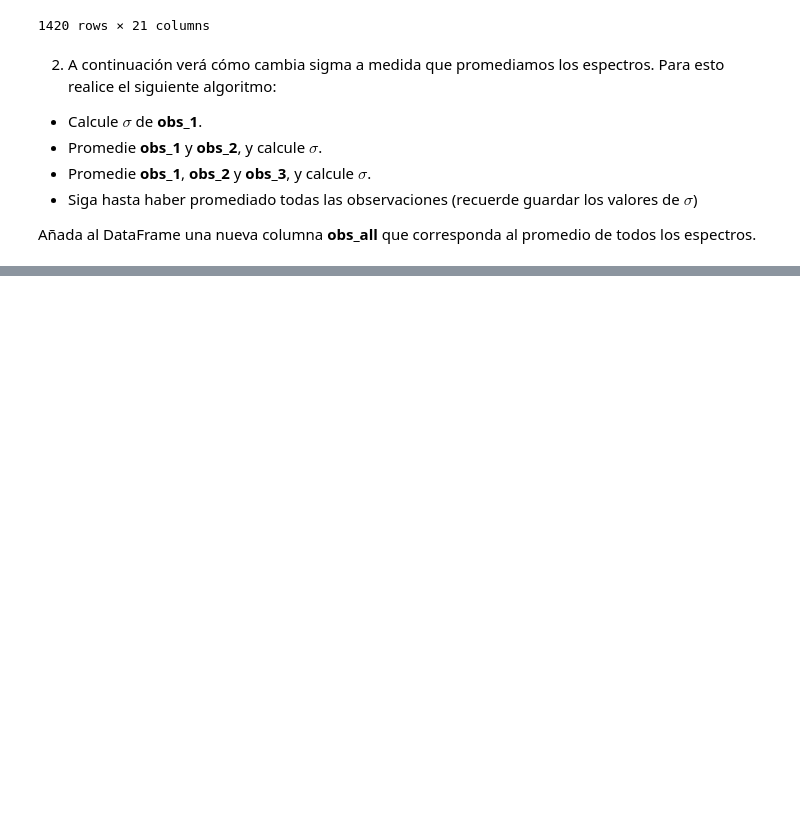
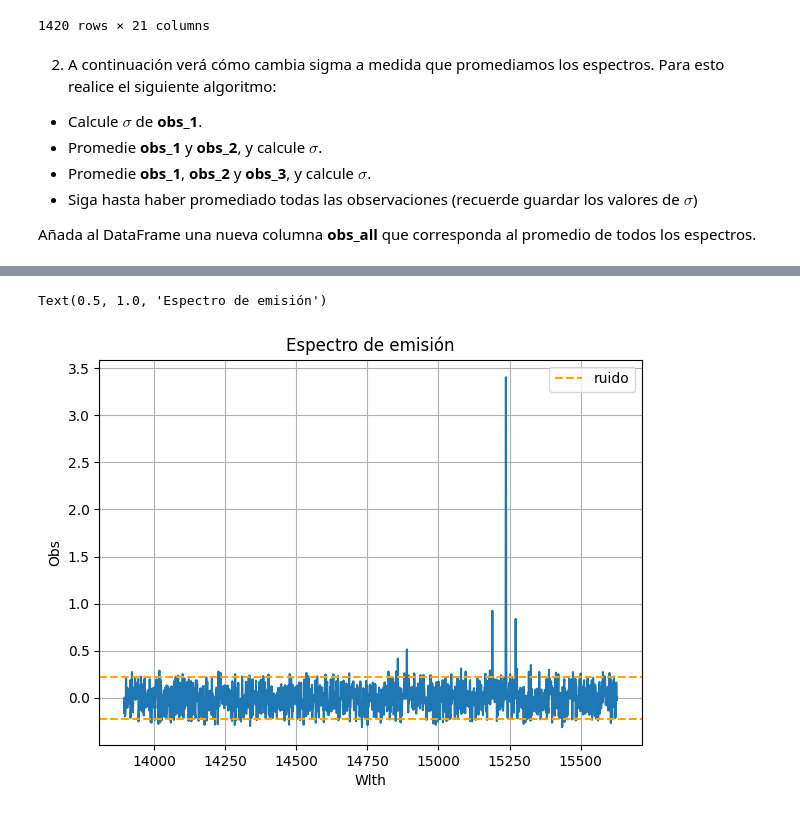
Before and after one commit to p-salv/Tarea-2, a Jupyter notebook: Tarea2.ipynb, the cells around one changed output, grey strips where cells are left out. Cells and saved outputs as stored; diff of their text form; code cells hidden in the pictures; blank space fills up the shorter version.

```diff
--- a/Tarea2.ipynb
+++ b/Tarea2.ipynb
@@ -392,0 +407,21 @@ Finalmente grafique el promedio de todas las observaciones (columna **obs_all**
+# %%
+obs_all = data['obs_all']
+Wlth = data['Wlth']
+
+plt.figure(figsize=(7,5))
+
+plt.plot(Wlth, obs_all)
+
+plt.axhline(-std_ruido, color='orange', linestyle='dashed')
+plt.axhline(std_ruido, color='orange', linestyle='dashed', label='ruido')
+
+plt.grid(True)
+
+#Textos
+plt.legend()
+plt.xlabel('Wlth')
+plt.ylabel('Obs')
+plt.title('Espectro de emisión')
+# %% [output]
+Text(0.5, 1.0, 'Espectro de emisión')
+[figure, added]
```
Also changed, not shown: parts of 4 cells of this notebook.
